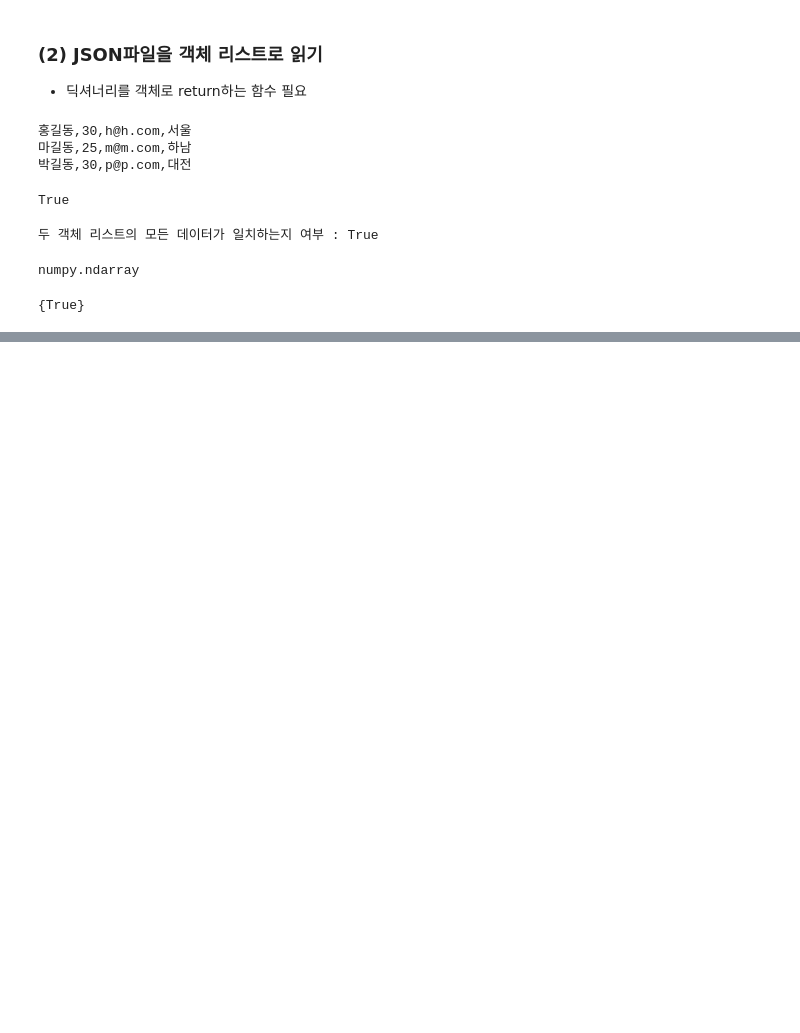
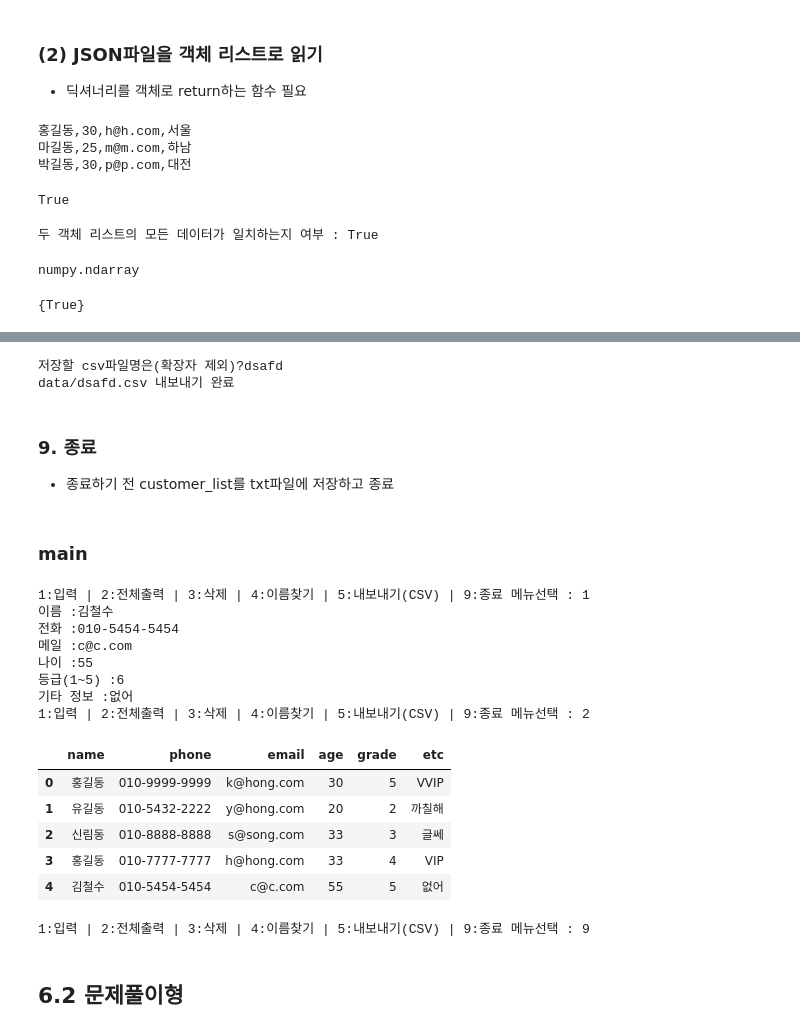
Before and after one commit to Hyo0806/ai, a Jupyter notebook: source/01_python/ch09_파일 io 프로그래밍.ipynb, the cells around one changed output, grey strips where cells are left out. Drawn from its saved outputs; the diff is of its cells as text; code cells hidden in the pictures; blank space fills up the shorter version.

Commit message:
origin/main

```diff
--- a/source/01_python/ch09_파일 io 프로그래밍.ipynb
+++ b/source/01_python/ch09_파일 io 프로그래밍.ipynb
@@ -629,0 +1133,5 @@ result
+# %%
+# 테스트
+
+customer_list = load_customers()
+fn4_search_customer(customer_list)
@@ -629,0 +1166,20 @@ result
+# %%
+# 테스트
+
+customer_list = load_customers()
+fn5_save_customer_csv(customer_list)
+# %% [output]
+저장할 csv파일명은(확장자 제외)?dsafd
+data/dsafd.csv 내보내기 완료
+# %% [markdown]
+### 9. 종료
+
+- 종료하기 전 customer_list를 txt파일에 저장하고 종료
+# %%
+def fn9_save_customer_txt(customer_list):
+    'customer_list의 내용을 data/ch09_customers.txt에 저장'
+    customer_text_list = []
+    for customer in customer_list:
+        customer_text_list.append(customer.to_txt_style()+'\n')
+    with open('data/ch09_customers.txt', 'w', encoding='utf-8') as f:
+        f.writelines(customer_text_list)
@@ -629,0 +1190,44 @@ result
+# %% [markdown]
+### main
+# %%
+def main():
+    global customer_list
+    customer_list = load_customers() # ch09_customers.txt의 내용을 load
+    while True:
+        print("1:입력","2:전체출력","3:삭제","4:이름찾기","5:내보내기(CSV)", "9:종료",
+              sep=' | ', end=' ')
+        fn = int(input('메뉴선택 : '))
+        if fn == 1:
+            customer = fn1_insert_customer_info() # 입력받은 내용으로 customer객체를 반환
+            customer_list.append(customer)
+        elif fn == 2:
+            fn2_print_customers(customer_list) # 전체 customer_list 출력
+        elif fn == 3:
+            fn3_delete_customer(customer_list) # 이름으로 삭제
+        elif fn == 4:
+            fn4_search_customer(customer_list) # 이름 검색
+        elif fn == 5:
+            fn5_save_customer_csv(customer_list) # csv 백업
+        elif fn == 9:
+            fn9_save_customer_txt(customer_list) # txt 백업
+            break
+if __name__ == '__main__':
+    main()
+# %% [output]
+1:입력 | 2:전체출력 | 3:삭제 | 4:이름찾기 | 5:내보내기(CSV) | 9:종료 메뉴선택 : 1
+이름 :김철수
+전화 :010-5454-5454
+메일 :c@c.com
+나이 :55
+등급(1~5) :6
+기타 정보 :없어
+1:입력 | 2:전체출력 | 3:삭제 | 4:이름찾기 | 5:내보내기(CSV) | 9:종료 메뉴선택 : 2
+|  | name | phone | email | age | grade | etc |
+| 0 | 홍길동 | 010-9999-9999 | k@hong.com | 30 | 5 | VVIP |
+| 1 | 유길동 | 010-5432-2222 | y@hong.com | 20 | 2 | 까칠해 |
+| 2 | 신림동 | 010-8888-8888 | s@song.com | 33 | 3 | 글쎄 |
+| 3 | 홍길동 | 010-7777-7777 | h@hong.com | 33 | 4 | VIP |
+| 4 | 김철수 | 010-5454-5454 | c@c.com | 55 | 5 | 없어 |
+1:입력 | 2:전체출력 | 3:삭제 | 4:이름찾기 | 5:내보내기(CSV) | 9:종료 메뉴선택 : 9
+# %% [markdown]
+## 6.2 문제풀이형
```
Also changed, not shown: parts of 41 cells of this notebook, 6 other files.
